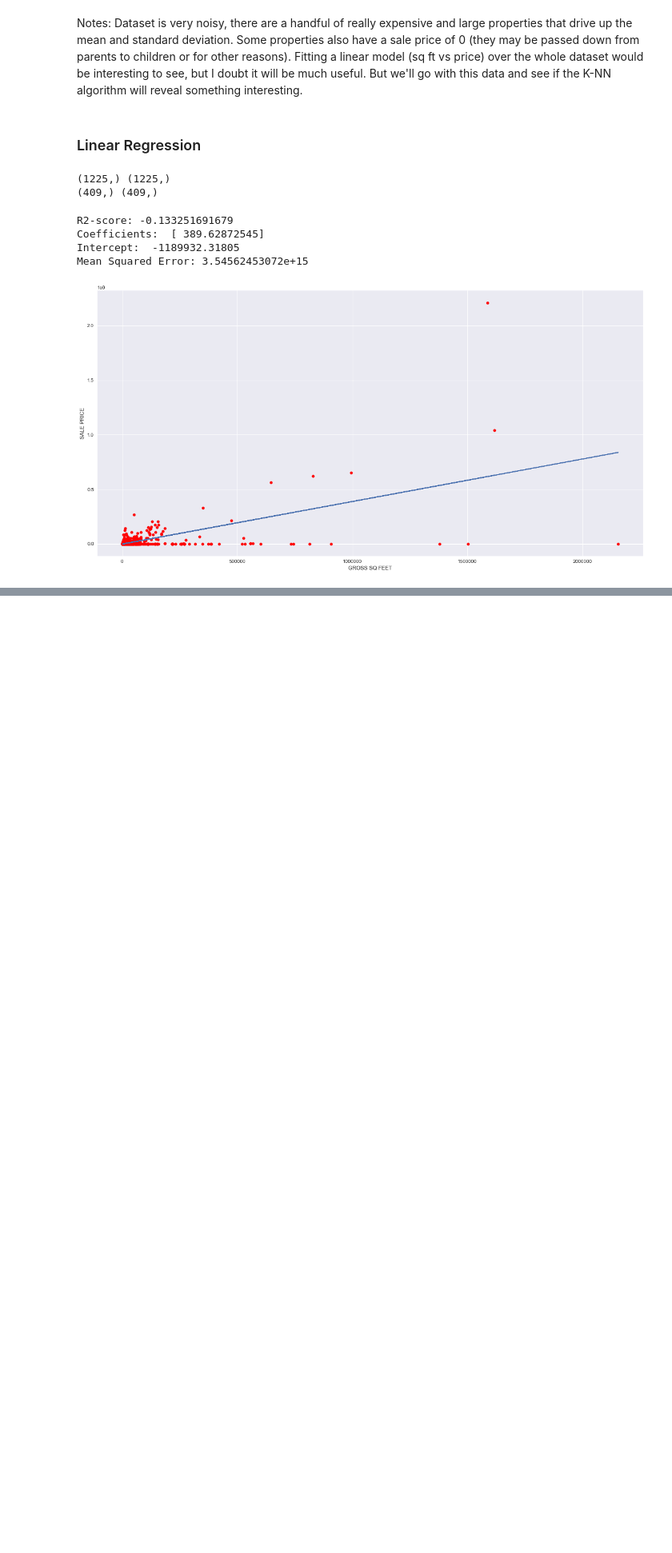
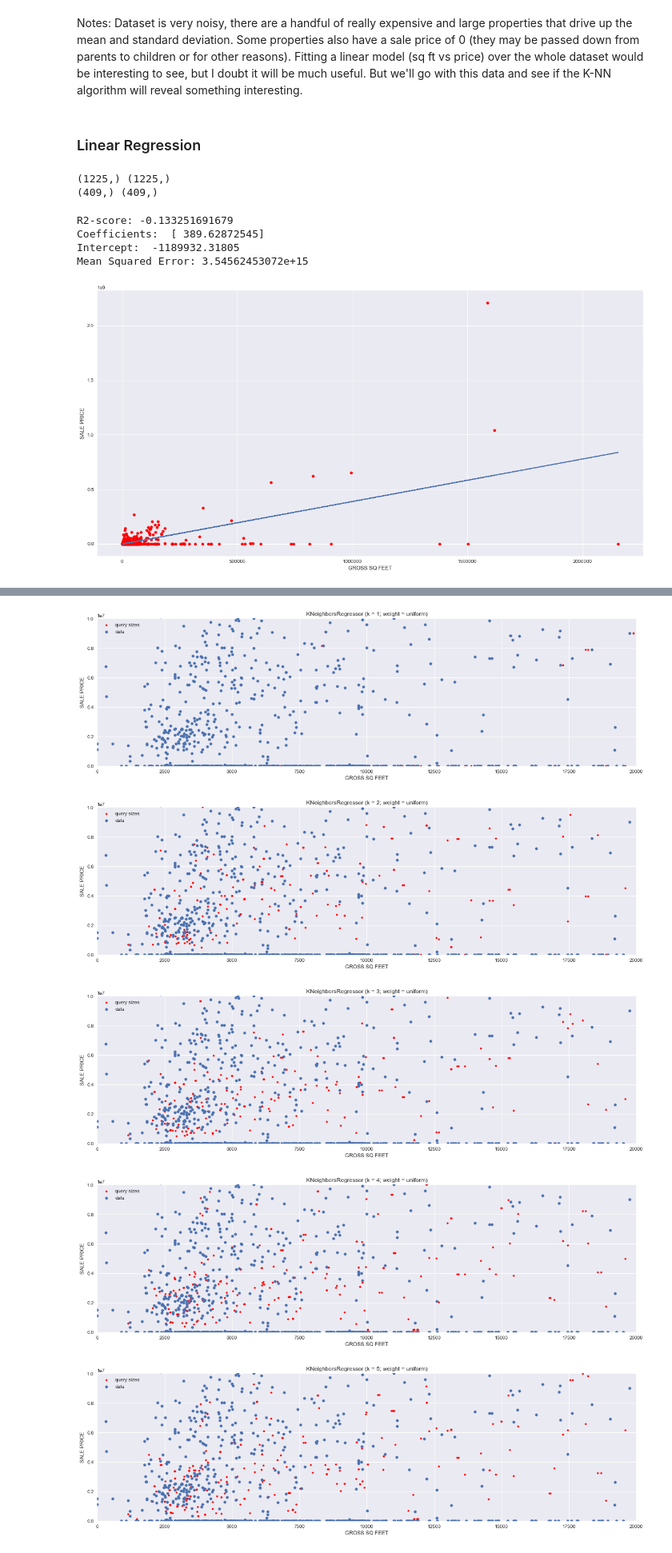
Before and after one commit to unchitta/f17-machine-learning-project, a Jupyter notebook: notebooks/05-manhattan-rolling-sales-exploratory-analysis.ipynb, the cells around one changed output, grey strips where cells are left out. Shown at 80% size. Drawn from its saved outputs; the diff is of its cells as text; code cells hidden in the pictures; blank space fills up the shorter version.

```diff
--- a/notebooks/05-manhattan-rolling-sales-exploratory-analysis.ipynb
+++ b/notebooks/05-manhattan-rolling-sales-exploratory-analysis.ipynb
@@ -169,0 +173,30 @@ plt.show()
+# %%
+from sklearn.neighbors import KNeighborsRegressor
+
+for n in range(1,15):
+
+    knn = KNeighborsRegressor(n_neighbors=n) # default neighbor = 1; default weight = uniform
+    knn.fit(X_train.values.reshape(-1,1), y_train)
+
+    y_preds = knn.predict(X_test.values.reshape(-1,1))
+
+    plt.figure(figsize=(20, 100))
+    plt.subplot(15, 1, n)
+    plt.ylim([0,10000000])
+    plt.xlim([0,20000])
+    plt.scatter(X_test,y_preds, label='query sizes', marker='.', c='r',s=50)
+    plt.scatter(X_train,y_train, label='data', s=30)
+    #plt.plot(X_test,y_preds, label='predicted prices', c='y')
+    plt.xlabel('GROSS SQ FEET')
+    plt.ylabel('SALE PRICE')
+    #plt.axis('tight')
+    plt.legend()
+    plt.title("KNeighborsRegressor (k = %i; weight = uniform)" % (n))
+
+plt.show()
+# %% [output]
+[figure, added]
+[figure, added]
+[figure, added]
+[figure, added]
+[figure, added]
```
Also changed, not shown: parts of 7 cells of this notebook.
